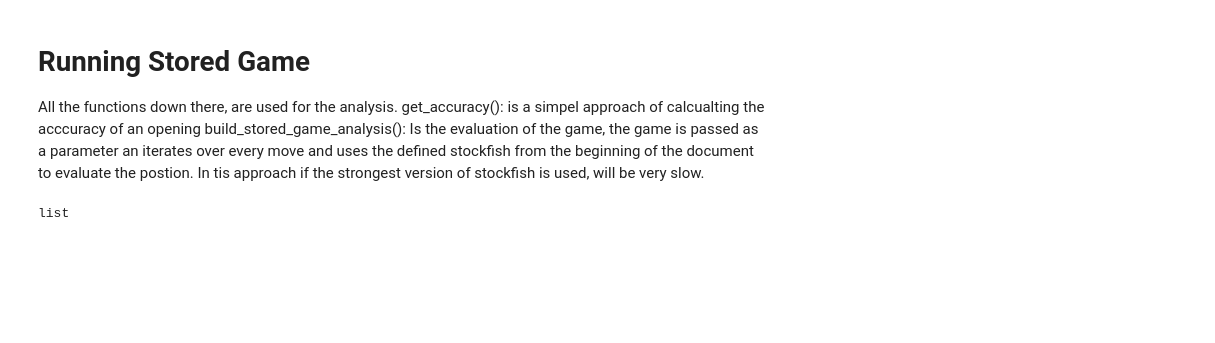
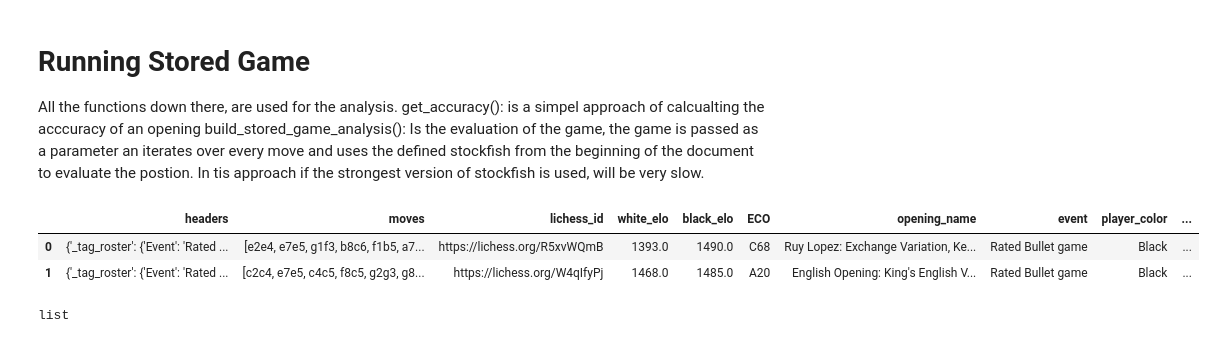
Before and after one commit to aobermuhlner/BigData_Chess_Project, a Jupyter notebook: notebooks/Analyzer.ipynb, the cells around one changed output. Drawn from its saved outputs; the diff is of its cells as text; code cells hidden in the pictures; blank space fills up the shorter version.

```diff
--- a/notebooks/Analyzer.ipynb
+++ b/notebooks/Analyzer.ipynb
@@ -124,6 +124,12 @@ max_move_number = 10
 games_analysis = analyze_games(games, n_games, max_move_number)
 
 # Now, games_analysis is a list of DataFrames, each containing the analysis of one game
+# %%
+games[0:2]
+# %% [output]
+|  | headers | moves | lichess_id | white_elo | black_elo | ECO | opening_name | event | player_color | ... |
+| 0 | {'_tag_roster': {'Event': 'Rated ... | [e2e4, e7e5, g1f3, b8c6, f1b5, a7... | https://lichess.org/R5xvWQmB | 1393.0 | 1490.0 | C68 | Ruy Lopez: Exchange Variation, Ke... | Rated Bullet game | Black | ... |
+| 1 | {'_tag_roster': {'Event': 'Rated ... | [c2c4, e7e5, c4c5, f8c5, g2g3, g8... | https://lichess.org/W4qIfyPj | 1468.0 | 1485.0 | A20 | English Opening: King's English V... | Rated Bullet game | Black | ... |
 # %%
 type(games_analysis)
 # %% [output]
```
Also changed, not shown: 5 other files.
